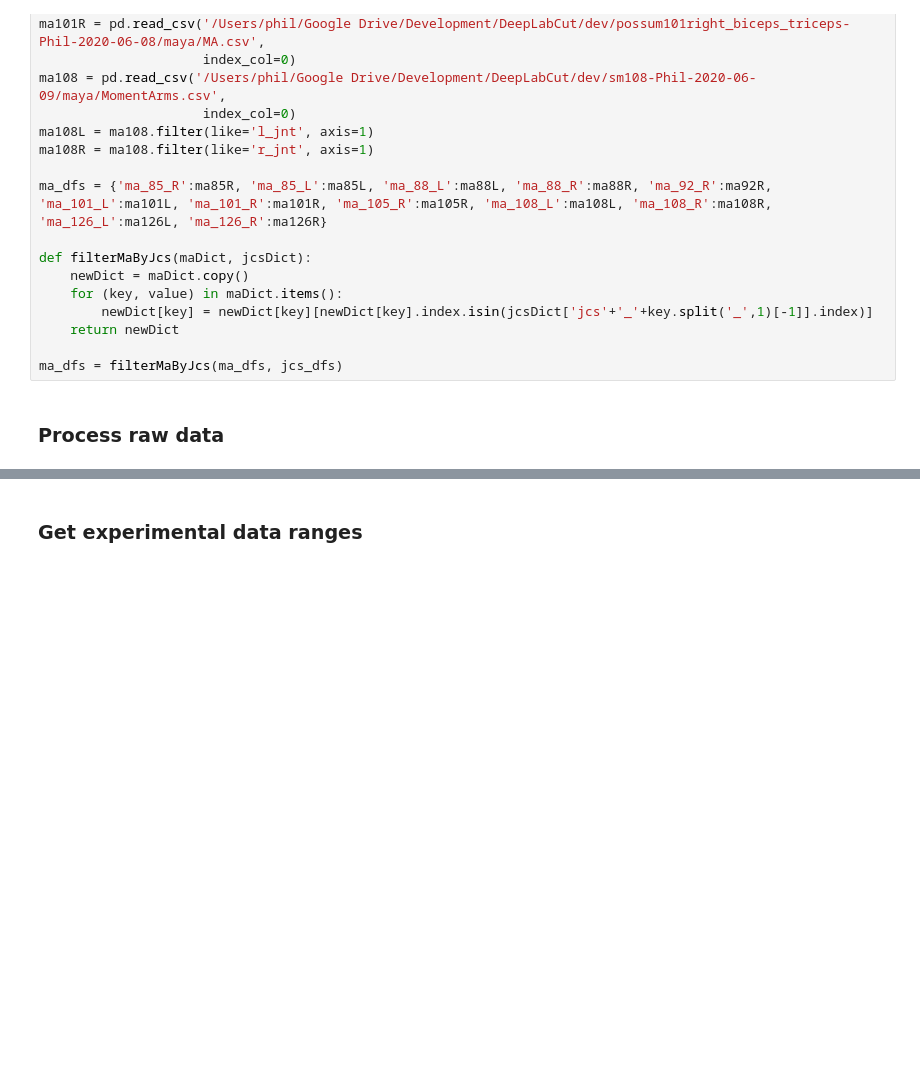
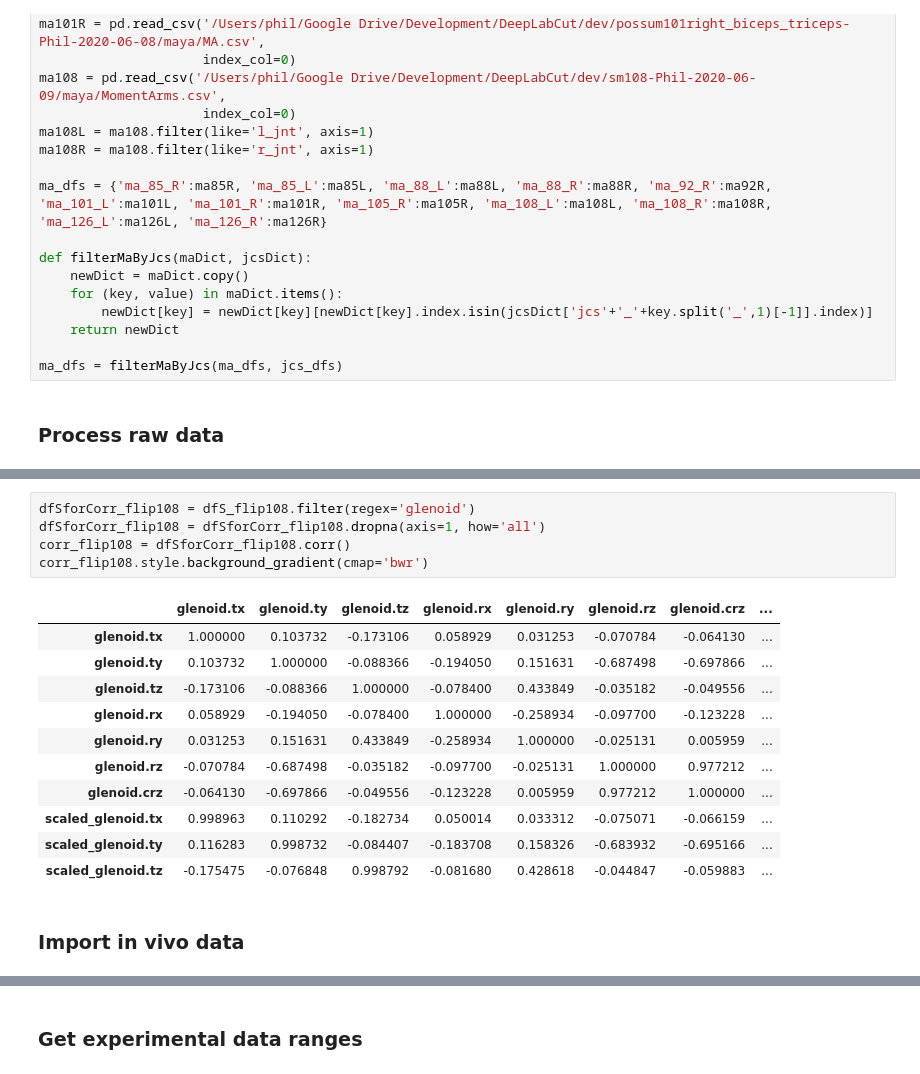
Before and after one commit to popscallion/DeepLabCut, a Jupyter notebook: deadROMM/ch3Analyses.ipynb, the cells around one changed output, grey strips where cells are left out. Saved outputs shown, nothing was run; the diff lists cells and outputs as text; blank space fills up the shorter version.

```diff
--- a/deadROMM/ch3Analyses.ipynb
+++ b/deadROMM/ch3Analyses.ipynb
@@ -564,0 +715,19 @@ See the caveats in the documentation: https://pandas.pydata.org/pandas-docs/stab
+# %%
+dfSforCorr_flip108 = dfS_flip108.filter(regex='glenoid')
+dfSforCorr_flip108 = dfSforCorr_flip108.dropna(axis=1, how='all')
+corr_flip108 = dfSforCorr_flip108.corr()
+corr_flip108.style.background_gradient(cmap='bwr')
+# %% [output]
+|  | glenoid.tx | glenoid.ty | glenoid.tz | glenoid.rx | glenoid.ry | glenoid.rz | glenoid.crz | ... |
+| glenoid.tx | 1.000000 | 0.103732 | -0.173106 | 0.058929 | 0.031253 | -0.070784 | -0.064130 | ... |
+| glenoid.ty | 0.103732 | 1.000000 | -0.088366 | -0.194050 | 0.151631 | -0.687498 | -0.697866 | ... |
+| glenoid.tz | -0.173106 | -0.088366 | 1.000000 | -0.078400 | 0.433849 | -0.035182 | -0.049556 | ... |
+| glenoid.rx | 0.058929 | -0.194050 | -0.078400 | 1.000000 | -0.258934 | -0.097700 | -0.123228 | ... |
+| glenoid.ry | 0.031253 | 0.151631 | 0.433849 | -0.258934 | 1.000000 | -0.025131 | 0.005959 | ... |
+| glenoid.rz | -0.070784 | -0.687498 | -0.035182 | -0.097700 | -0.025131 | 1.000000 | 0.977212 | ... |
+| glenoid.crz | -0.064130 | -0.697866 | -0.049556 | -0.123228 | 0.005959 | 0.977212 | 1.000000 | ... |
+| scaled_glenoid.tx | 0.998963 | 0.110292 | -0.182734 | 0.050014 | 0.033312 | -0.075071 | -0.066159 | ... |
+| scaled_glenoid.ty | 0.116283 | 0.998732 | -0.084407 | -0.183708 | 0.158326 | -0.683932 | -0.695166 | ... |
+| scaled_glenoid.tz | -0.175475 | -0.076848 | 0.998792 | -0.081680 | 0.428618 | -0.044847 | -0.059883 | ... |
+# %% [markdown]
+### Import in vivo data
```
Also changed, not shown: parts of 47 cells of this notebook, 43 other files.
